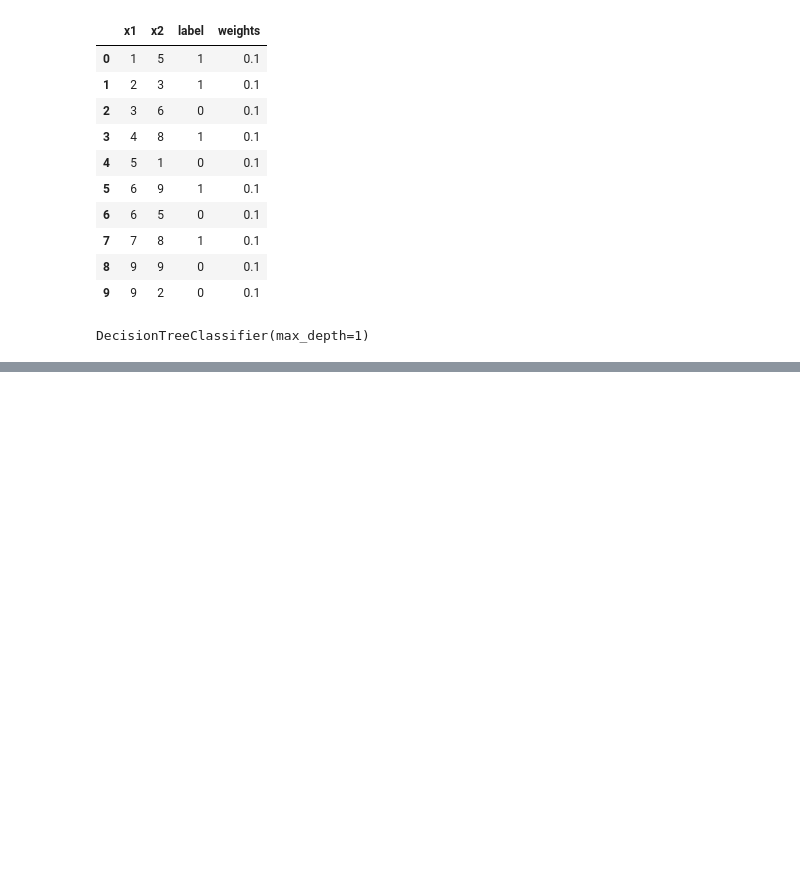
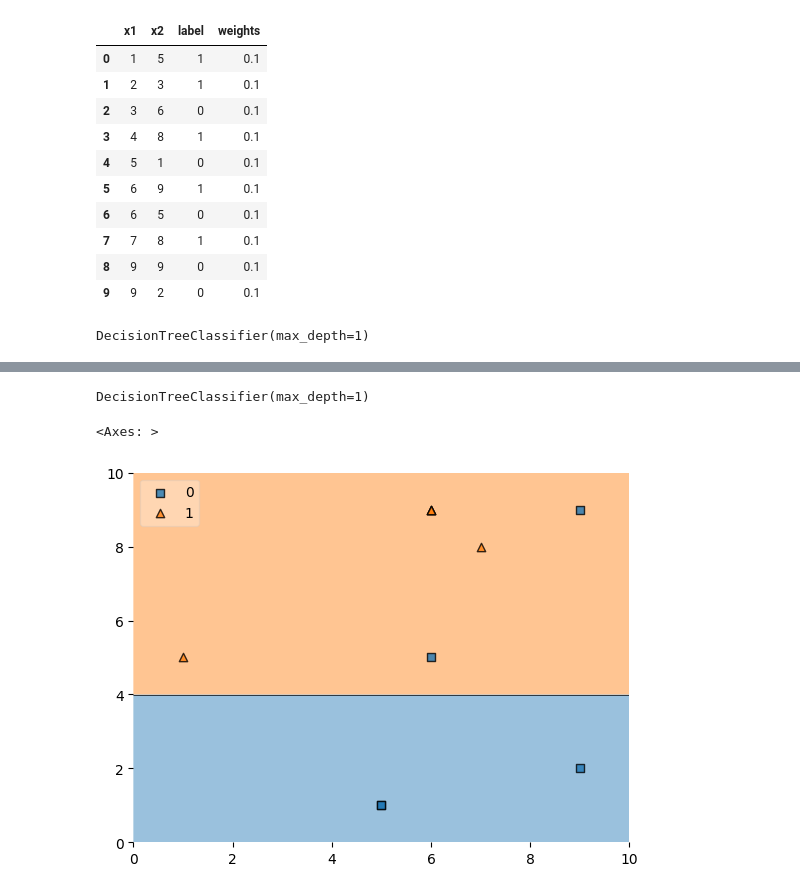
Before and after one commit to HemantMishra2003/Important-ML-Concept, a Jupyter notebook: how_adaboost_algorithms__works.ipynb, the cells around one changed output, grey strips where cells are left out. Drawn from its saved outputs; the diff is of its cells as text; code cells hidden in the pictures; blank space fills up the shorter version.

```diff
--- a/how_adaboost_algorithms__works.ipynb
+++ b/how_adaboost_algorithms__works.ipynb
@@ -96,0 +361,3 @@ SyntaxError: incomplete input (ipython-input-673528055.py, line 1)
+# %%
+
+second_v['cumsum_lower'] = second_v['cumsum_upper'] - second_v['nomalized_weights']
@@ -96,0 +403,17 @@ SyntaxError: incomplete input (ipython-input-673528055.py, line 1)
+# %%
+
+dt3 = DecisionTreeClassifier(max_depth=1)
+# %%
+x = second_v.iloc[:,0:2].values
+y = second_v.iloc[:,2].values
+# %%
+dt3.fit(x,y)
+# %% [output]
+DecisionTreeClassifier(max_depth=1)
+# %%
+
+
+plot_decision_regions(x, y, clf=dt3, legend=2)
+# %% [output]
+<Axes: >
+[figure, added]
```
Also changed, not shown: parts of 56 cells of this notebook.
